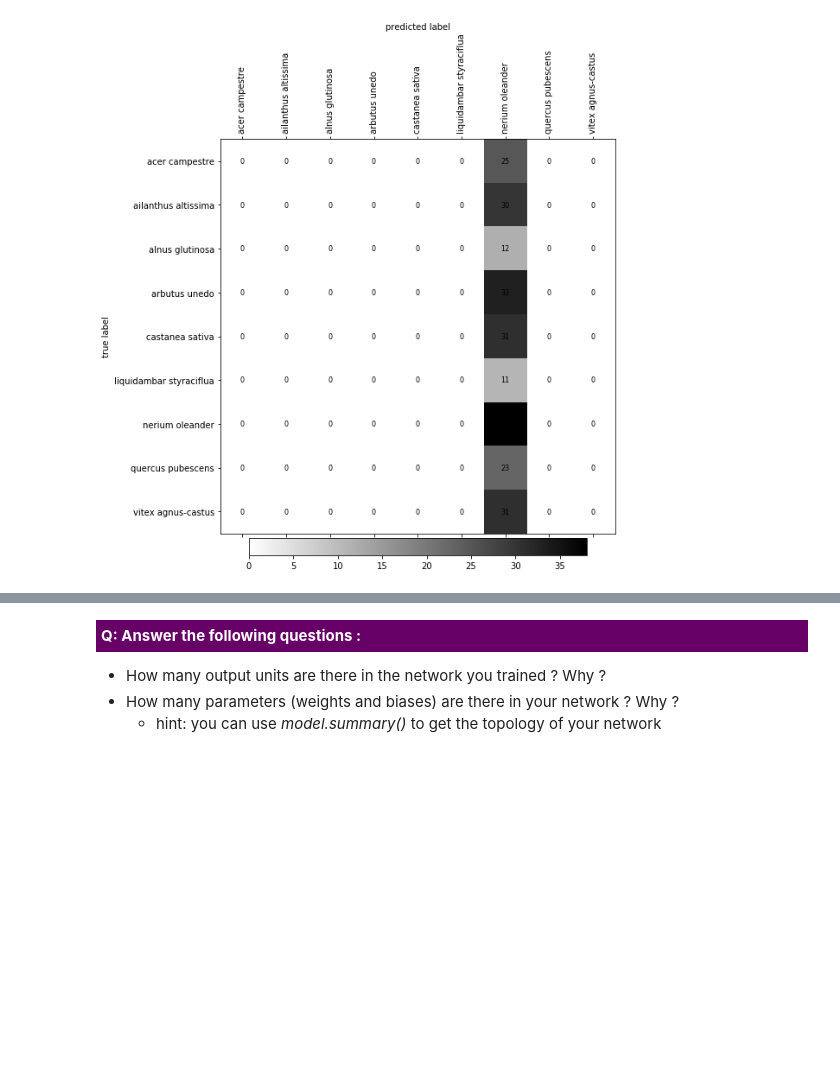
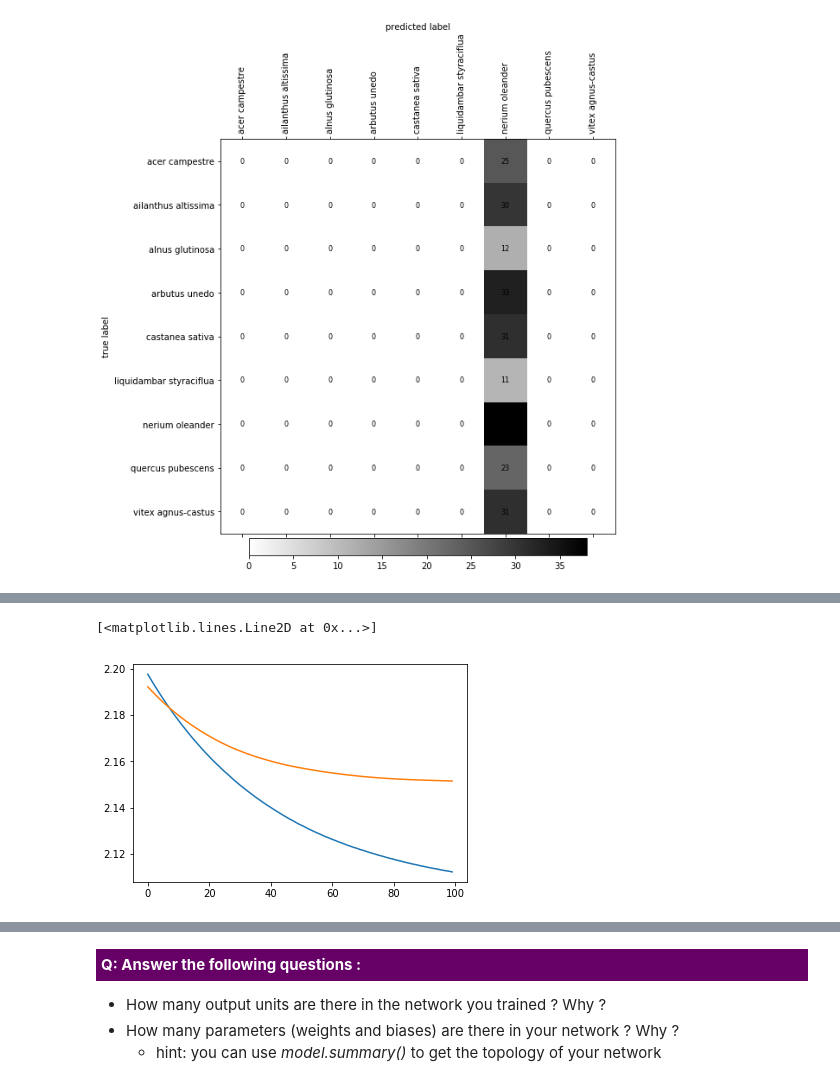
Before and after one commit to mylag/MLBD, a Jupyter notebook: MLBD_lab2/lab2_assignment.ipynb, the cells around one changed output, grey strips where cells are left out. Drawn from its saved outputs; the diff is of its cells as text; code cells hidden in the pictures; blank space fills up the shorter version.

```diff
--- a/MLBD_lab2/lab2_assignment.ipynb
+++ b/MLBD_lab2/lab2_assignment.ipynb
@@ -837,3 +866,29 @@ Start by setting the number of units in the hidden layer (to something small, <5
 Once you have found good values for the learning rate and momentum, you can try modifying the number of epochs and the size of the hidden layer. On the one hand, you should choose a number of epochs so that the errors reaches a plateau, stopping the training when the error does not decrease anymore. On the other hand, you have to make your neural network sufficiently complex to obtain a good classification performance, while keeping it as simple as possible to avoid over-fitting.
 
 The classification performance will most likely be close to but lower than what you obtained with k-NN.
+# %%
+# MLBD - Labo
+
+# Start by setting the number of units in the hidden layer (to something small, <5)
+# and the number of epochs (20-200).
+#----------------------------------------------------------------------------------
+
+N_NEURONS = 2
+N_NB_EPOCH = 100
+
+N_LEARNING_RATE = 0.01
+N_MOMENTUM = 0.0
+
+inputs = Input(shape=(N_FEATURES,))
+hidden = Dense(N_NEURONS, activation='relu')(inputs)
+outputs = Dense(N_OUTPUTS, activation='softmax')(hidden)
+model = Model(input=inputs, output=outputs)
+gradient_descent = SGD(lr=N_LEARNING_RATE, momentum=N_MOMENTUM, decay=0.0)
+model.compile(optimizer=gradient_descent, loss='categorical_crossentropy', metrics=['accuracy'])
+hist = model.fit(X_train, Y_train, validation_data=(X_test, Y_test), nb_epoch=N_NB_EPOCH, batch_size=32, verbose=False)
+
+pl.plot(hist.history['loss'])
+pl.plot(hist.history['val_loss'])
+# %% [output]
+[<matplotlib.lines.Line2D at 0x...>]
+[figure, added]
```
Also changed, not shown: parts of 16 cells of this notebook.
